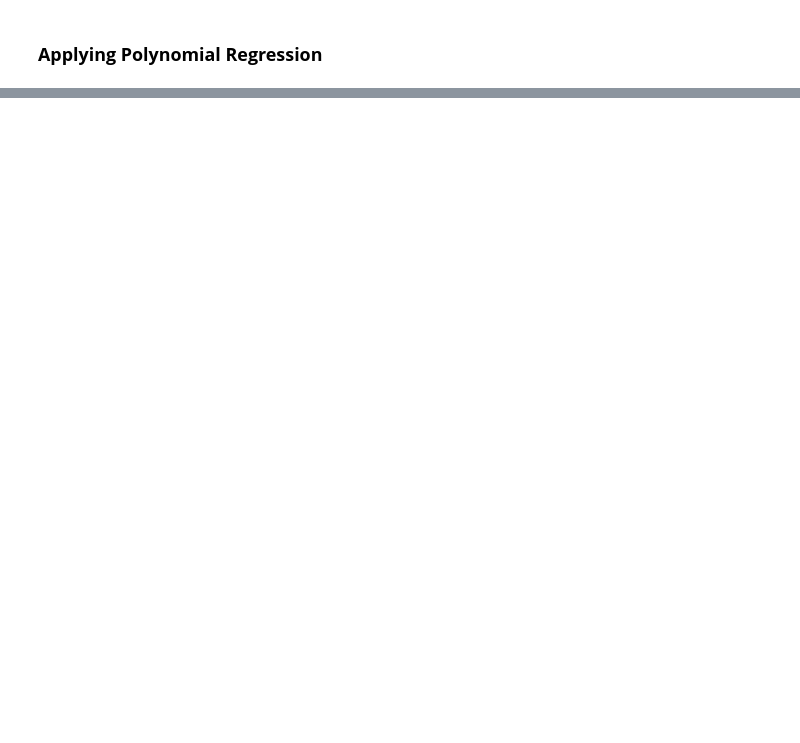
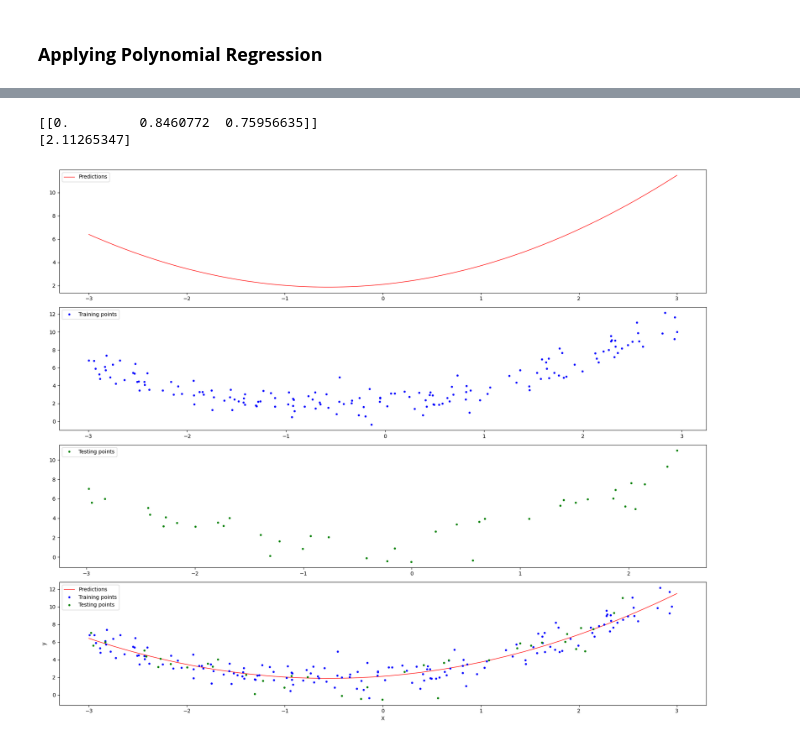
Before and after one commit to Ashura369/Python_and_Data_Science, a Jupyter notebook: 0 ML lecture/21_0 polynomial regression.ipynb, the cells around one changed output, grey strips where cells are left out. Saved outputs shown, nothing was run; the diff lists cells and outputs as text; code cells hidden in the pictures; blank space fills up the shorter version.

```diff
--- a/0 ML lecture/21_0 polynomial regression.ipynb
+++ b/0 ML lecture/21_0 polynomial regression.ipynb
@@ -129,0 +226,41 @@ plt.show()
+# %%
+print(lr.coef_)
+print(lr.intercept_)
+
+X_new = np.linspace(-3, 3, 200).reshape(200, 1)         # creating a new df as X_new
+X_new_poly = poly.transform(X_new)
+y_new = lr.predict(X_new_poly)
+
+
+
+# ***************************************************************************************************************************
+plt.figure(figsize=(18,15))
+
+plt.subplot(411)
+plt.plot(X_new, y_new, color='r', linewidth=1, label="Predictions")
+plt.legend()
+
+plt.subplot(412)
+plt.plot(X_train, y_train, "b.", label='Training points')
+plt.legend()
+
+plt.subplot(413)
+plt.plot(X_test, y_test, "g.", label='Testing points')
+plt.legend()
+
+plt.subplot(414)
+plt.plot(X_new, y_new, color='r', linewidth=1, label="Predictions")
+plt.plot(X_train, y_train, "b.", label='Training points')
+plt.plot(X_test, y_test, "g.", label='Testing points')
+plt.legend()
+
+plt.xlabel("X")
+plt.ylabel("y")
+plt.tight_layout()
+plt.show()
+
+# ***************************************************************************************************************************
+# %% [output]
+[[0.         0.8460772  0.75956635]]
+[2.11265347]
+[figure, added]
```
Also changed, not shown: parts of 16 cells of this notebook.
